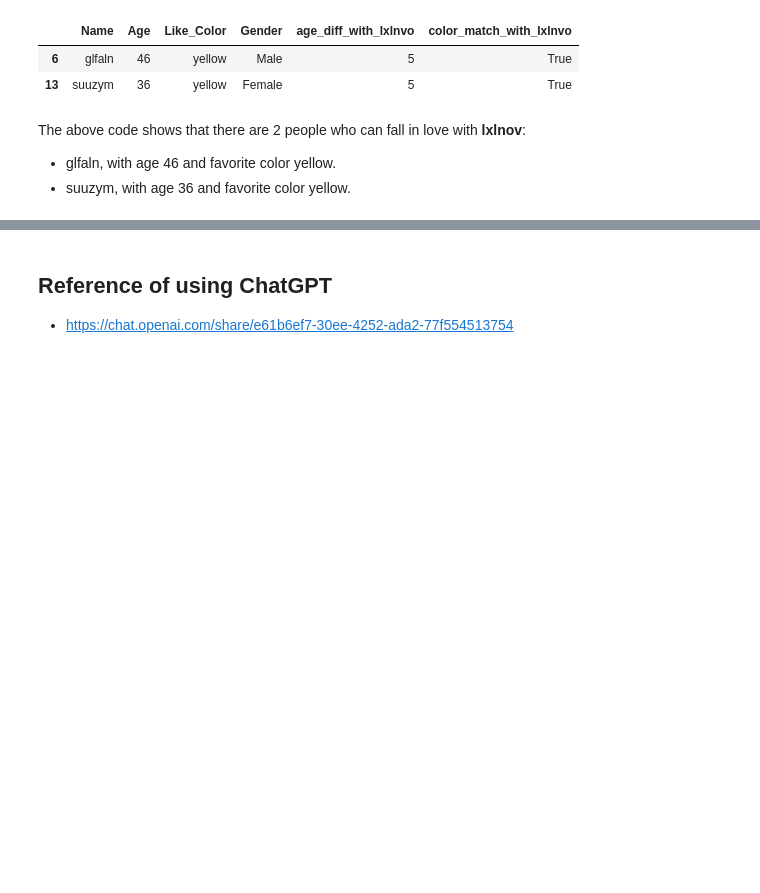
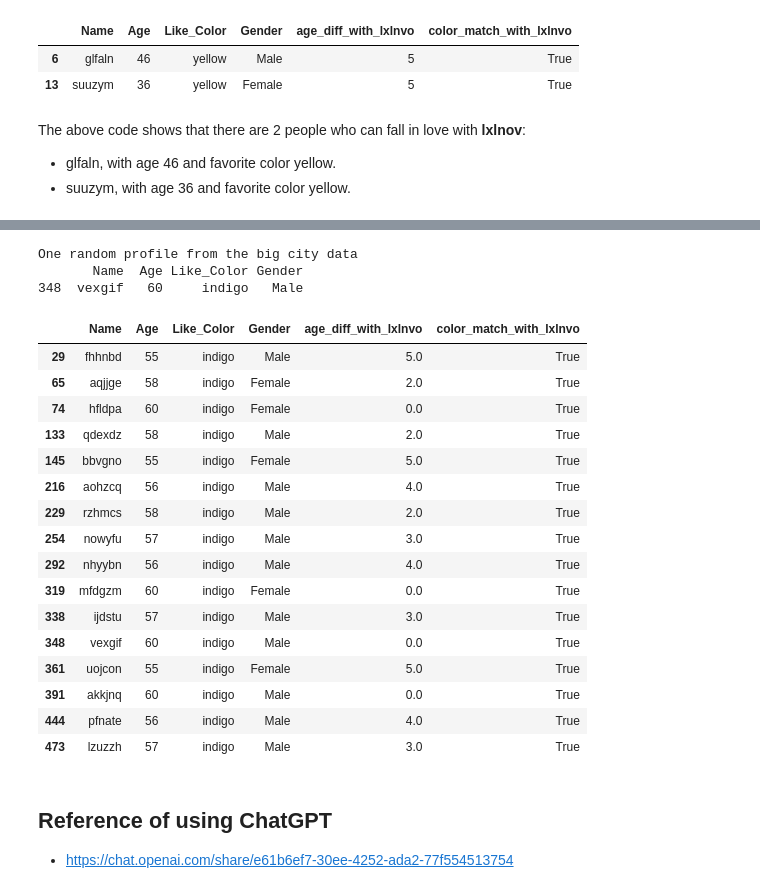
Before and after one commit to oceanumeric/ININ-tutorial, a Jupyter notebook: Labs/lab0_part_i.ipynb, the cells around one changed output, grey strips where cells are left out. Saved outputs shown, nothing was run; the diff lists cells and outputs as text; code cells hidden in the pictures; blank space fills up the shorter version.

```diff
--- a/Labs/lab0_part_i.ipynb
+++ b/Labs/lab0_part_i.ipynb
@@ -188,7 +188,11 @@ lxlnov_profile
 # %%
 # begin the comparison
 def match_profile_with_lxlnov(lxlnov_profile, simulated_data):
-    for i, row in simulated_data.iloc[1:].iterrows():
+
+    # drop lxlnov from the simulated_data
+    simulated_data = simulated_data[simulated_data['Name'] != 'lxlnvo']
+
+    for i, row in simulated_data.iterrows():
         age_diff = abs(lxlnov_profile['Age'].values[0] - row['Age'])
         color_match = lxlnov_profile['Like_Color'].values[0] == row['Like_Color']
         temp_row = row.copy()
@@ -242,3 +250,51 @@ The above code shows that there are 2 people who can fall in love with **lxlnov*
+# %%
+def simiulate_big_city(population_size: int):
+
+    # generate random data
+    big_city_data = generate_people(population_size)
+
+    # get one random profile
+    one_profile = big_city_data.sample(1)
+
+    print("One random profile from the big city data")
+    print(one_profile)
+
+    # get the matched profile
+    matched_profile = match_profile_with_lxlnov(one_profile, big_city_data)
+
+    # filter the matched profile
+
+    matched_profile = matched_profile[
+        (matched_profile['age_diff_with_lxlnvo'] <= 5)
+        & (matched_profile['color_match_with_lxlnvo'] == True)
+    ]
+
+    return matched_profile
+# %%
+city_population = 500
+city_matched_profile = simiulate_big_city(city_population)
+city_matched_profile
+# %% [output]
+One random profile from the big city data
+       Name  Age Like_Color Gender
+348  vexgif   60     indigo   Male
+|  | Name | Age | Like_Color | Gender | age_diff_with_lxlnvo | color_match_with_lxlnvo |
+| 29 | fhhnbd | 55 | indigo | Male | 5.0 | True |
+| 65 | aqjjge | 58 | indigo | Female | 2.0 | True |
+| 74 | hfldpa | 60 | indigo | Female | 0.0 | True |
+| 133 | qdexdz | 58 | indigo | Male | 2.0 | True |
+| 145 | bbvgno | 55 | indigo | Female | 5.0 | True |
+| 216 | aohzcq | 56 | indigo | Male | 4.0 | True |
+| 229 | rzhmcs | 58 | indigo | Male | 2.0 | True |
+| 254 | nowyfu | 57 | indigo | Male | 3.0 | True |
+| 292 | nhyybn | 56 | indigo | Male | 4.0 | True |
+| 319 | mfdgzm | 60 | indigo | Female | 0.0 | True |
+| 338 | ijdstu | 57 | indigo | Male | 3.0 | True |
+| 348 | vexgif | 60 | indigo | Male | 0.0 | True |
+| 361 | uojcon | 55 | indigo | Female | 5.0 | True |
+| 391 | akkjnq | 60 | indigo | Male | 0.0 | True |
+| 444 | pfnate | 56 | indigo | Male | 4.0 | True |
+| 473 | lzuzzh | 57 | indigo | Male | 3.0 | True |
 # %% [markdown]
 ## Reference of using ChatGPT
 
```
Also changed, not shown: parts of 1 cell of this notebook.
